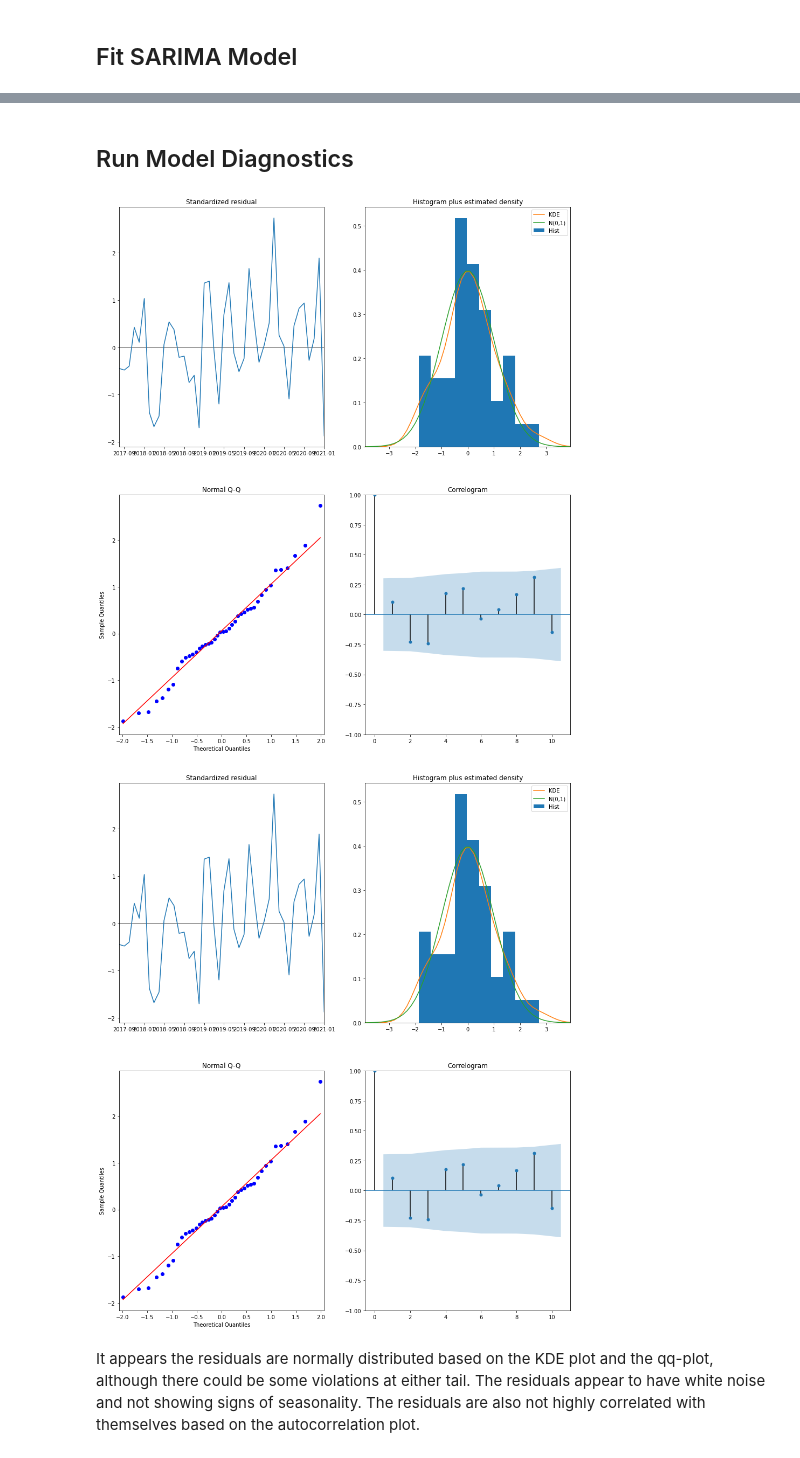
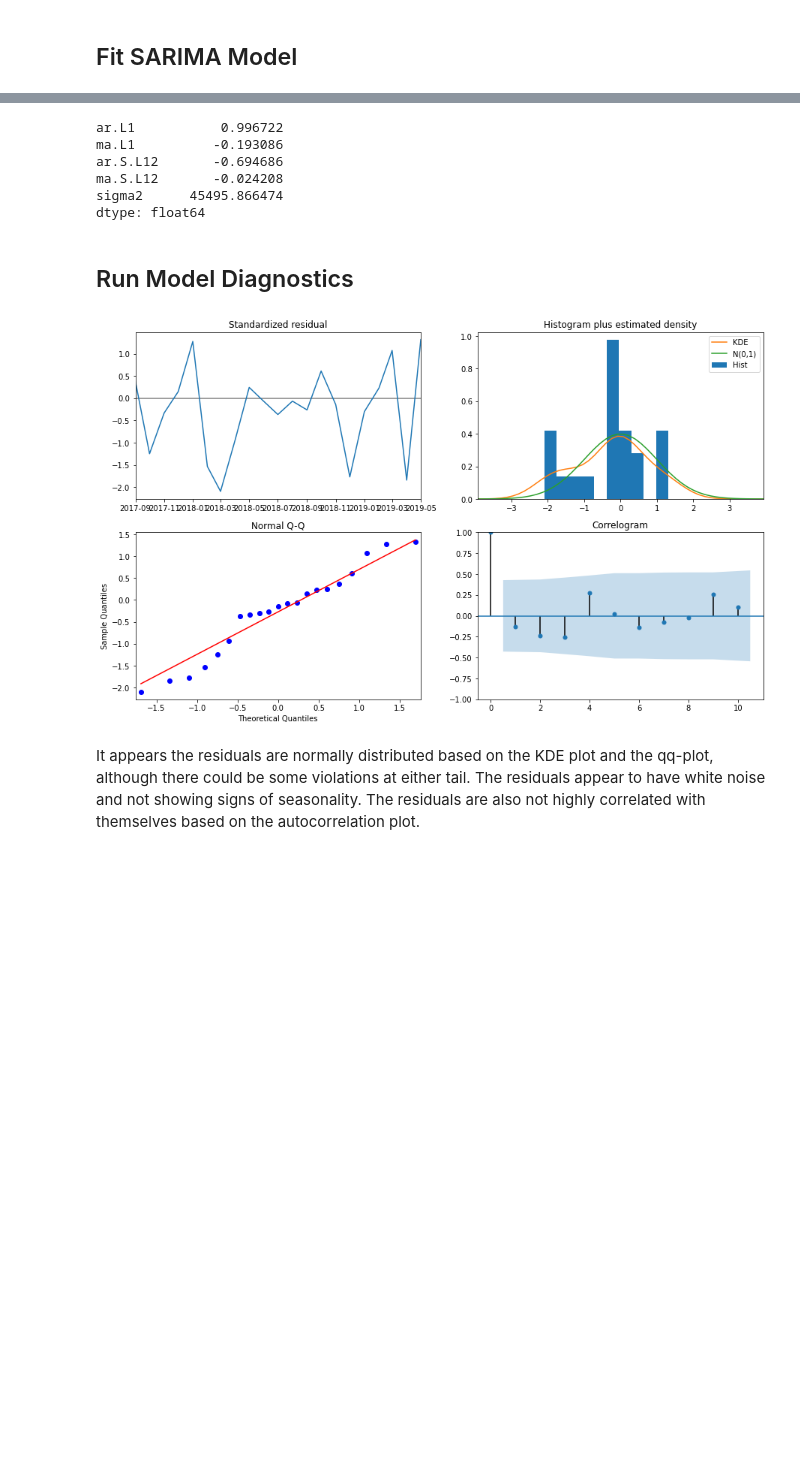
Before and after one commit to Sammyknee/nashville_airbnb_housing, a Jupyter notebook: Time_Series_Models.ipynb, the cells around one changed output, grey strips where cells are left out. Saved outputs shown, nothing was run; the diff lists cells and outputs as text; code cells hidden in the pictures; blank space fills up the shorter version.

Commit message:
ran SARIMAX model with features from regression

```diff
--- a/Time_Series_Models.ipynb
+++ b/Time_Series_Models.ipynb
@@ -127,0 +238,7 @@ Name: avg_home_value, Length: 68, dtype: float64
+# %%
+train_size = int(len(home_values)*.7)
+test_size = int(len(home_values)-train_size)
+train, test = home_values[0:train_size], home_values[train_size:len(home_values)]
+print('Observations: %d' % (len(home_values)))
+print('Training Observations: %d' % (len(train)))
+print('Testing Observations: %d' % (len(test)))
@@ -154,7 +270,7 @@ pdqs
 ans = []
 for comb in pdq:
     for combs in pdqs:
-        mod = SARIMAX(home_values,
+        mod = SARIMAX(train,
                      order=comb,
                      seasonal_order=combs,
                      enforce_stationarity=False,
@@ -194,7 +314,7 @@ seasonal_order = ans_df.loc[ans_df['aic'].idxmin()][1]
 # %% [markdown]
 ## Fit SARIMA Model
 # %%
-SARIMA_MODEL = SARIMAX(home_values,
+SARIMA_MODEL = SARIMAX(train,
                       order=order,
                       seasonal_order=seasonal_order,
                       enforce_stationarity=False,
@@ -222,12 +344,21 @@ SARIMAX Results
 Warnings:
 [1] Covariance matrix calculated using the outer product of gradients (complex-step).
+# %%
+coef = output.params
+coef
+# %% [output]
+ar.L1           0.996722
+ma.L1          -0.193086
+ar.S.L12       -0.694686
+ma.S.L12       -0.024208
+sigma2      45495.866474
+dtype: float64
 # %% [markdown]
 ## Run Model Diagnostics
 # %%
-output.plot_diagnostics(figsize=(15,18))
+output.plot_diagnostics(figsize=(15,9));
 # %% [output]
-[figure, old version]
+[figure, new version]
-[figure, removed]
 # %% [markdown]
 It appears the residuals are normally distributed based on the KDE plot and the qq-plot, although there could be some violations at either tail.
 The residuals appear to have white noise and not showing signs of seasonality. The residuals are also not highly correlated with themselves based on the autocorrelation plot.
```
Also changed, not shown: parts of 166 cells of this notebook.
